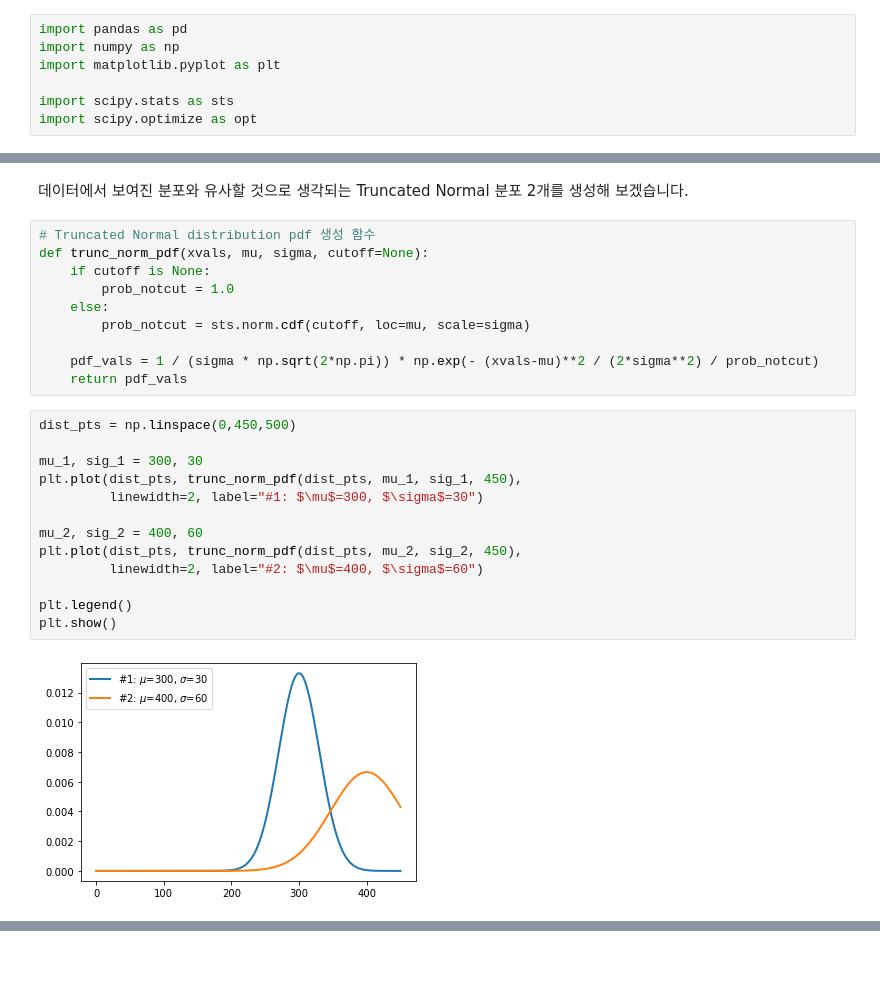
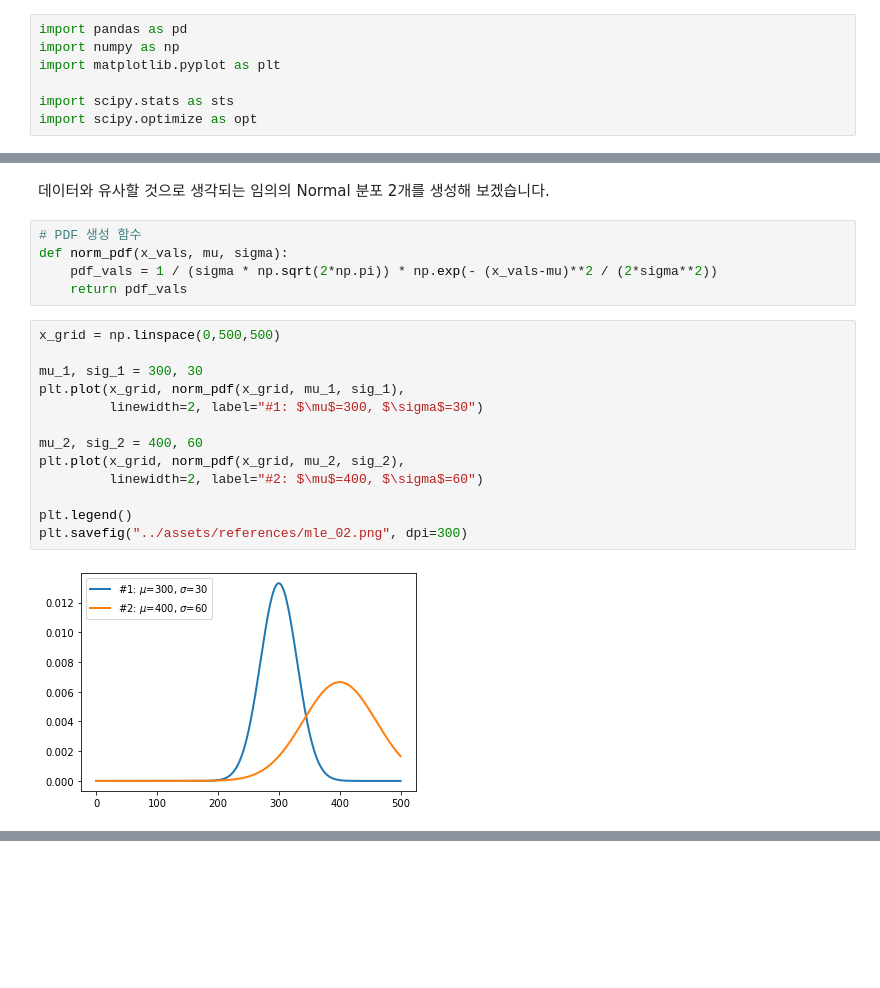
Before and after one commit to eurobae/eurobae.github.io, a Jupyter notebook: _references/01-MLE.ipynb, the cells around one changed output, grey strips where cells are left out. Saved outputs shown, nothing was run; the diff lists cells and outputs as text; blank space fills up the shorter version.

```diff
--- a/_references/01-MLE.ipynb
+++ b/_references/01-MLE.ipynb
@@ -109,27 +124,22 @@ plt.show()
 # %% [markdown]
-데이터에서 보여진 분포와 유사할 것으로 생각되는 Truncated Normal 분포 2개를 생성해 보겠습니다.
+데이터와 유사할 것으로 생각되는 임의의 Normal 분포 2개를 생성해 보겠습니다.
 # %%
-# Truncated Normal distribution pdf 생성 함수
-def trunc_norm_pdf(xvals, mu, sigma, cutoff=None):
-    if cutoff is None:
-        prob_notcut = 1.0
-    else:
-        prob_notcut = sts.norm.cdf(cutoff, loc=mu, scale=sigma)
-
-    pdf_vals = 1 / (sigma * np.sqrt(2*np.pi)) * np.exp(- (xvals-mu)**2 / (2*sigma**2) / prob_notcut)
+# PDF 생성 함수
+def norm_pdf(x_vals, mu, sigma):
+    pdf_vals = 1 / (sigma * np.sqrt(2*np.pi)) * np.exp(- (x_vals-mu)**2 / (2*sigma**2))
     return pdf_vals
 # %%
-dist_pts = np.linspace(0,450,500)
+x_grid = np.linspace(0,500,500)
 
 mu_1, sig_1 = 300, 30
-plt.plot(dist_pts, trunc_norm_pdf(dist_pts, mu_1, sig_1, 450),
+plt.plot(x_grid, norm_pdf(x_grid, mu_1, sig_1),
          linewidth=2, label="#1: $\mu$=300, $\sigma$=30")
 
 mu_2, sig_2 = 400, 60
-plt.plot(dist_pts, trunc_norm_pdf(dist_pts, mu_2, sig_2, 450),
+plt.plot(x_grid, norm_pdf(x_grid, mu_2, sig_2),
          linewidth=2, label="#2: $\mu$=400, $\sigma$=60")
 
 plt.legend()
-plt.show()
+plt.savefig("../assets/references/mle_02.png", dpi=300)
 # %% [output]
-[figure, old version]
+[figure, new version]
```
Also changed, not shown: parts of 18 cells of this notebook, 3 other files.
